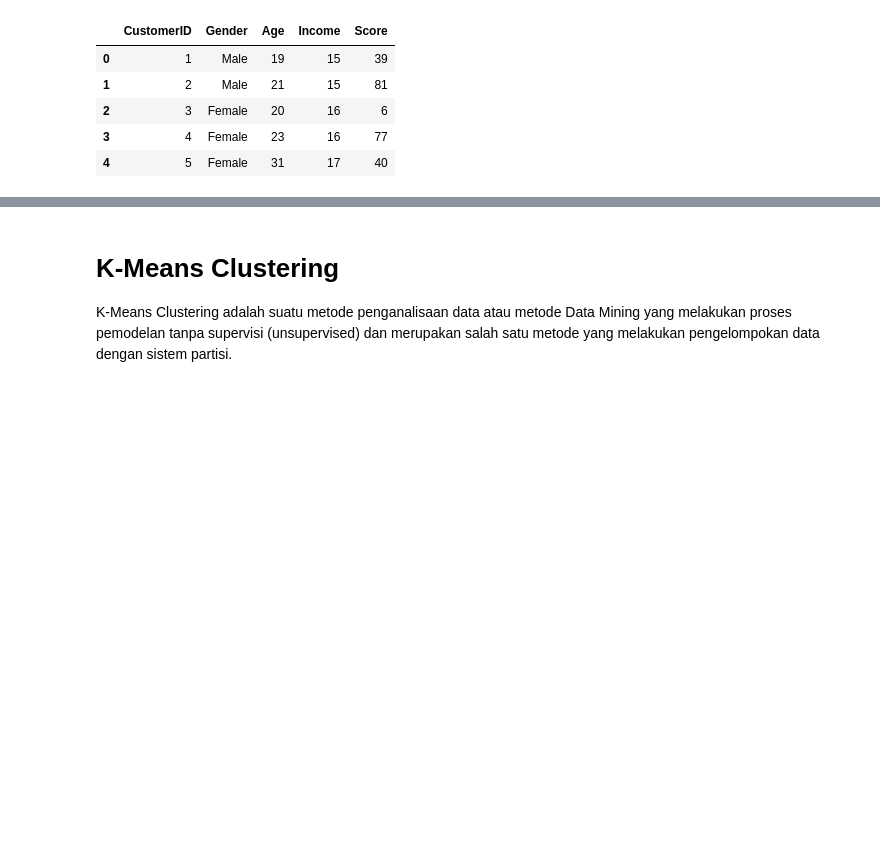
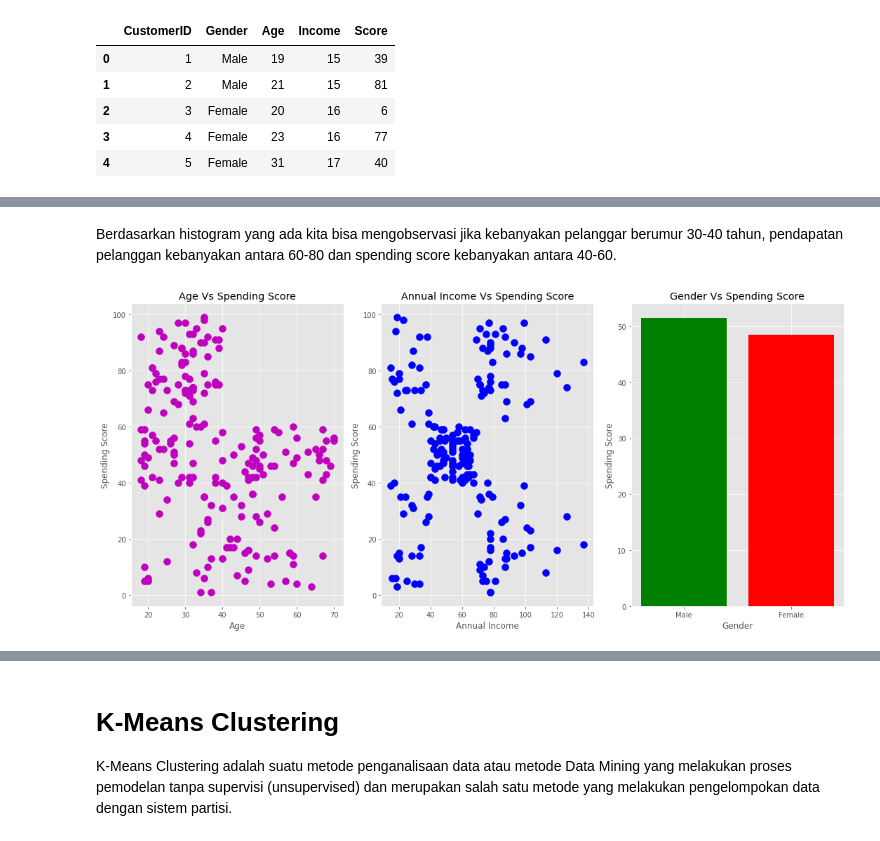
Before and after one commit to faisalfaturohman/Clustering, a Jupyter notebook: Mall_Customer_Segmentation_Using_Clustering.ipynb, the cells around one changed output, grey strips where cells are left out. Saved outputs shown, nothing was run; the diff lists cells and outputs as text; code cells hidden in the pictures; blank space fills up the shorter version.

```diff
--- a/Mall_Customer_Segmentation_Using_Clustering.ipynb
+++ b/Mall_Customer_Segmentation_Using_Clustering.ipynb
@@ -72,0 +115,31 @@ Berdasarkan plot diatas Umur (Age) tidak berpengaruh terhadap segmentasi pelangg
+# %% [markdown]
+Berdasarkan histogram yang ada kita bisa mengobservasi jika kebanyakan pelanggar berumur 30-40 tahun, pendapatan pelanggan kebanyakan antara 60-80 dan spending score kebanyakan antara 40-60.
+# %%
+plt.figure(figsize=(15,7))
+plt.subplot(1,3,1,)
+plt.title('Age Vs Spending Score')
+plt.xlabel('Age')
+plt.ylabel('Spending Score')
+plt.scatter(df_mall['Age'],df_mall['Score'],s=100,c='m')
+
+plt.subplot(1,3,2)
+plt.title('Annual Income Vs Spending Score')
+plt.xlabel('Annual Income')
+plt.ylabel('Spending Score')
+plt.scatter(df_mall['Income'],df_mall['Score'],s=100,c='b')
+
+colors = ['g','r','m','b']
+
+plt.subplot(1,3,3,)
+plt.title('Gender Vs Spending Score')
+plt.xlabel('Gender')
+plt.ylabel('Spending Score')
+cat_list=df_mall['Gender'].unique()
+cat_average=df_mall.groupby('Gender').mean()['Score']
+plt.bar(cat_list,cat_average,color=colors)
+
+plt.tight_layout()
+
+pass
+# %% [output]
+[figure, added]
```
Also changed, not shown: parts of 46 cells of this notebook.
